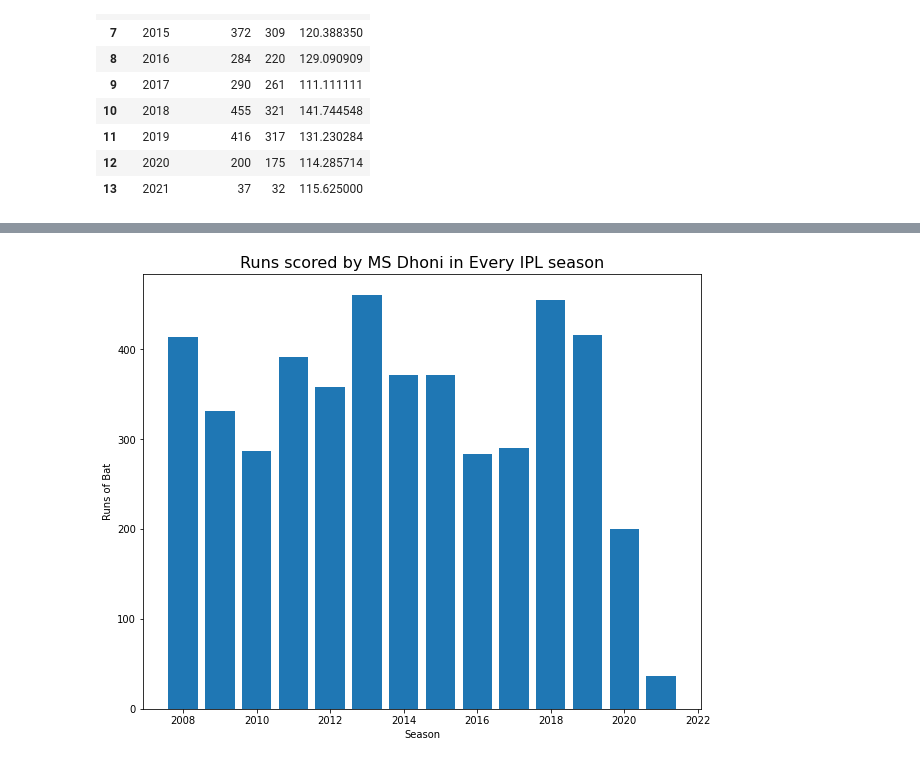
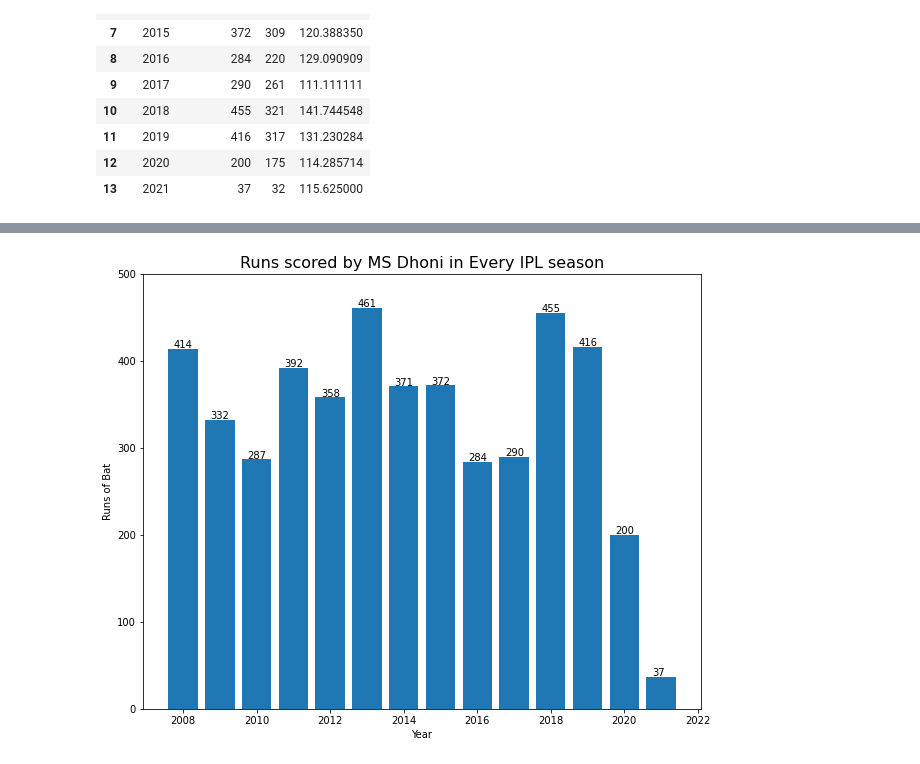
Before and after one commit to arehvs/practice, a Jupyter notebook: Case_study_of_MSD_over_the_years.ipynb, the cells around one changed output, grey strips where cells are left out. Cells and saved outputs as stored; diff of their text form; code cells hidden in the pictures.

Commit message:
Added graphs based on strike rate and runs scored in each year

```diff
--- a/Case_study_of_MSD_over_the_years.ipynb
+++ b/Case_study_of_MSD_over_the_years.ipynb
@@ -175,9 +193,13 @@ season_df
 # %%
 plt.figure(figsize=[10,8])
 plt.bar(season_df['season'],season_df['runs_off_bat'])
 plt.title('Runs scored by MS Dhoni in Every IPL season', fontsize=16)
-plt.xlabel('Season')
+for i in range(len(season_df)):
+  plt.text(season_df['season'][i]-0.25, season_df['runs_off_bat'][i]+1, season_df['runs_off_bat'][i])
+  # print(i,season_df['runs_off_bat'][i])
+plt.ylim(0,500)
+plt.xlabel('Year')
 plt.ylabel('Runs of Bat')
 plt.show()
 # %% [output]
-[figure, old version]
+[figure, new version]
```
Also changed, not shown: parts of 5 cells of this notebook.
